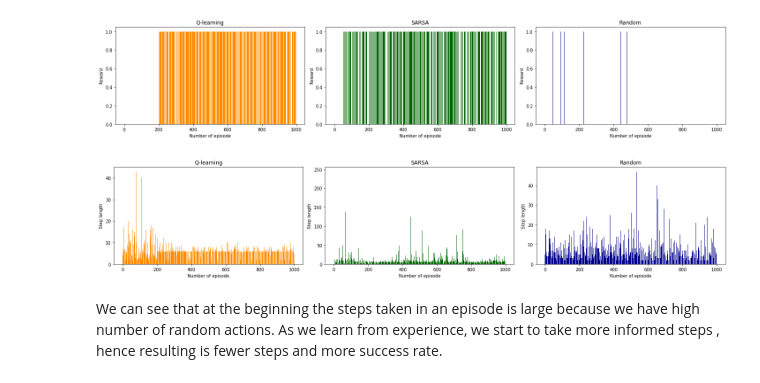
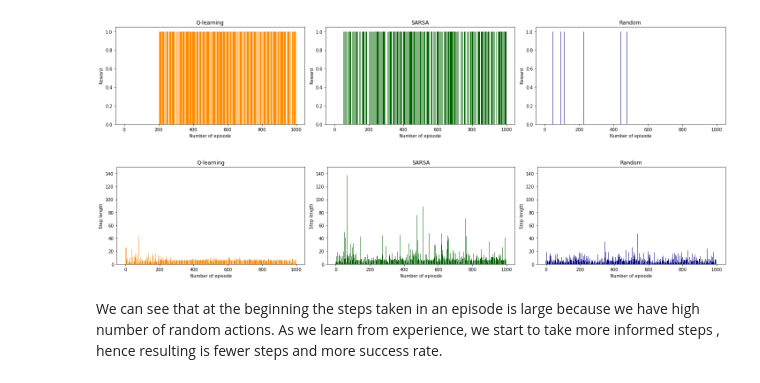
Before and after one commit to SJinji/reinforcement-project, a Jupyter notebook: RL_Project.ipynb, the cells around one changed output. Saved outputs shown, nothing was run; the diff lists cells and outputs as text; code cells hidden in the pictures.

Commit message:
Set same y limit in graph for performance comparison

```diff
--- a/RL_Project.ipynb
+++ b/RL_Project.ipynb
@@ -452,26 +452,30 @@ plt.show()
 # %%
 # Step length across agent
 fig, axs = plt.subplots(nrows=1, ncols=3, figsize=(20, 4))
+y_lim = (0, 150)
 # Plot the first subplot
 axs[0].bar(torch.arange(len(Q_steps_total)), Q_steps_total, color='darkorange')
+axs[0].set_ylim(y_lim)
 axs[0].set_title('Q-learning')
 axs[0].set_xlabel('Number of episode')
 axs[0].set_ylabel('Step length')
 # Plot the second subplot
 axs[1].bar(torch.arange(len(S_steps_total)), S_steps_total, color='darkgreen')
+axs[1].set_ylim(y_lim)
 axs[1].set_title('SARSA')
 axs[1].set_xlabel('Number of episode')
 axs[1].set_ylabel('Step length')
 # Plot the third subplot
 axs[2].bar(torch.arange(len(R_steps_total)), R_steps_total, color='darkblue')
+axs[2].set_ylim(y_lim)
 axs[2].set_title('Random')
 axs[2].set_xlabel('Number of episode')
 axs[2].set_ylabel('Step length')
 # Show the plot
 plt.tight_layout()
 plt.show()
 # %% [output]
-[figure, old version]
+[figure, new version]
 # %% [markdown]
 We can see that at the beginning the steps taken in an episode is large because we have high number of random actions. As we learn from experience, we start to take more informed steps , hence resulting is fewer steps and more success rate.
 # %%
```
